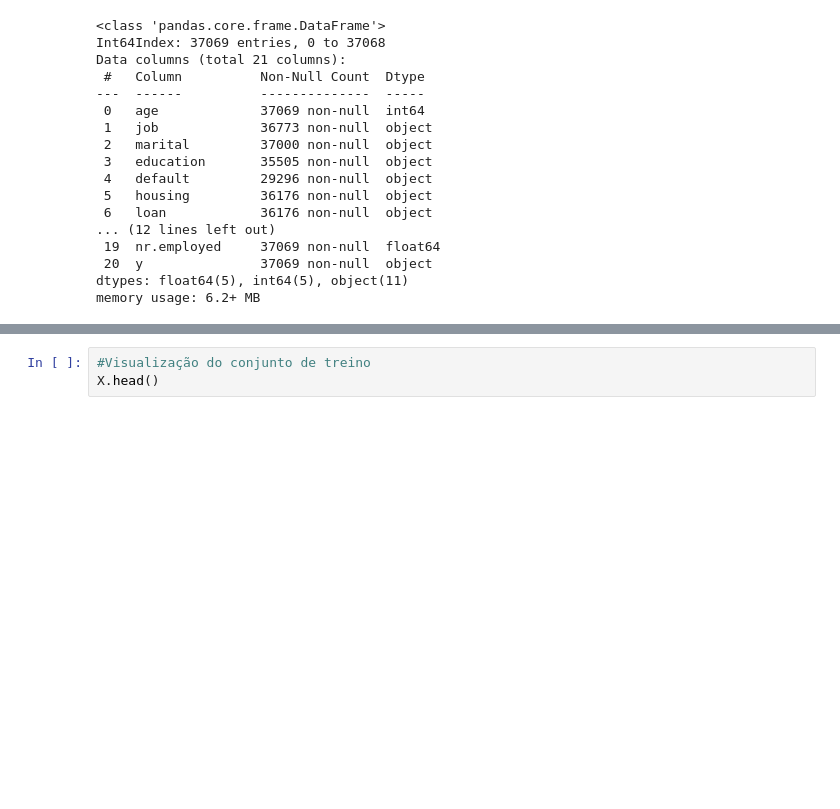
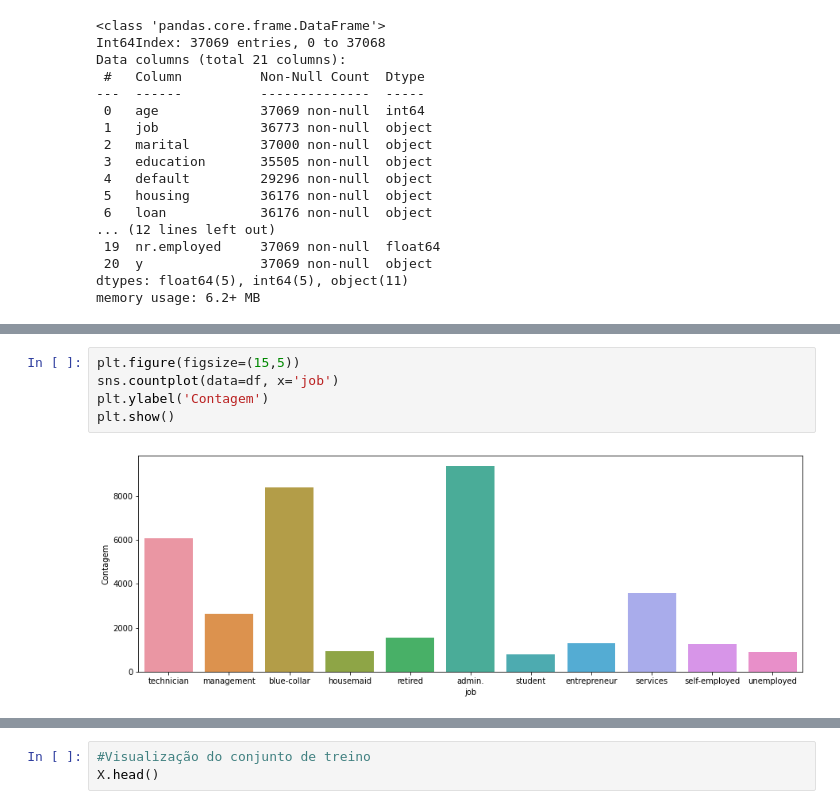
Before and after one commit to a2cds/ocean-python, a Jupyter notebook: ciencia_de_dados.ipynb, the cells around one changed output, grey strips where cells are left out. Cells and saved outputs as stored; diff of their text form; blank space fills up the shorter version.

```diff
--- a/ciencia_de_dados.ipynb
+++ b/ciencia_de_dados.ipynb
@@ -47,3 +47,10 @@ df.describe(include='object')
 | unique | 11 | 3 | 7 | 2 | 2 | 2 | 2 | 10 | 5 | 3 | ... |
 | top | admin. | married | university.degree | no | yes | no | cellular | may | thu | nonexistent | ... |
 | freq | 9364 | 22424 | 10967 | 29293 | 19432 | 30518 | 23515 | 12424 | 7735 | 31989 | ... |
+# %%
+plt.figure(figsize=(15,5))
+sns.countplot(data=df, x='job')
+plt.ylabel('Contagem')
+plt.show()
+# %% [output]
+[figure, added]
```
Also changed, not shown: parts of 28 cells of this notebook.
